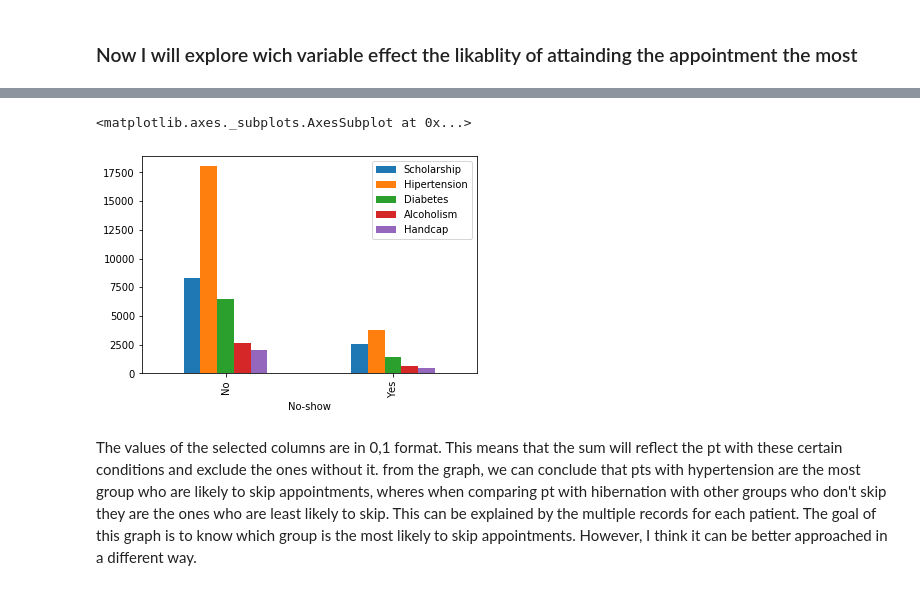
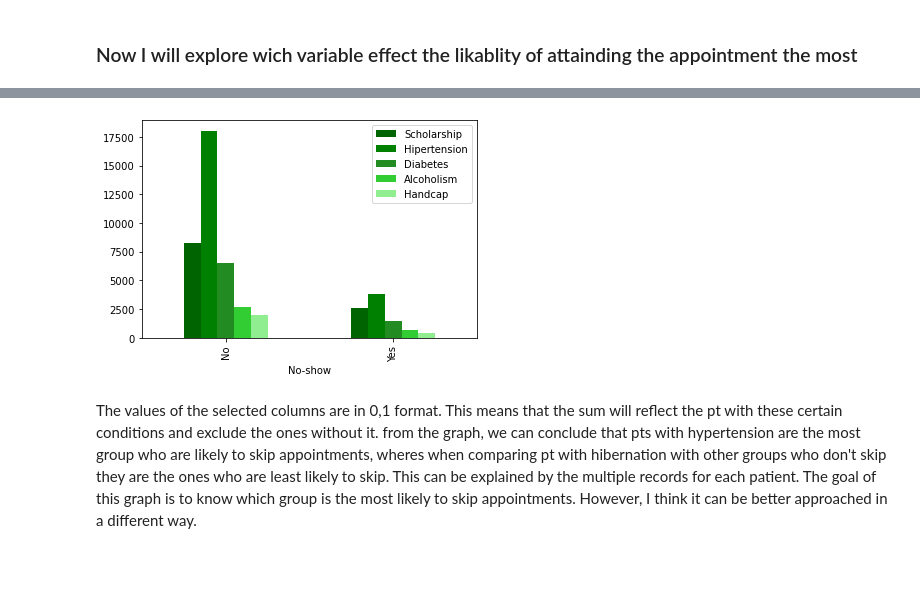
Before and after one commit to hayafahad2012/Invistgate_clinic, a Jupyter notebook: investigate-a-dataset-template.ipynb, the cells around one changed output, grey strips where cells are left out. Cells and saved outputs as stored; diff of their text form; code cells hidden in the pictures; blank space fills up the shorter version.

```diff
--- a/investigate-a-dataset-template.ipynb
+++ b/investigate-a-dataset-template.ipynb
@@ -240,14 +232,19 @@ A large number of skipped appointments are by patients living in JARDIM CAMBURI
 # %%
-df[['Scholarship','No-show','Hipertension','Diabetes','Alcoholism','Handcap']].groupby(by='No-show').sum().plot.bar()
+df[['Scholarship','No-show','Hipertension','Diabetes','Alcoholism','Handcap']].groupby(by='No-show').sum().plot.bar(color=['#006400','#008000','#228B22','#32CD32','#90EE90']);
+#plt.barplot(x=data=D)
+
+
+
+#plt.palette="Greens_d"
+
+
 
 #df_yes.groupby('Age',as_index=False).sum()
-
 #p_id=df[('PatientId'),('No-show')].value_counts()
 #print(p_id)
 #p_id.groupby(by='No-show').sum()
 # %% [output]
-<matplotlib.axes._subplots.AxesSubplot at 0x...>
-[figure, old version]
+[figure, new version]
 # %% [markdown]
 The values of the selected columns are in 0,1 format. This means that the sum will reflect the pt with these certain conditions and exclude the ones without it. from the graph, we can conclude that pts with hypertension are the most group who are likely to skip appointments, wheres when comparing pt with hibernation with other groups who don't skip they are the ones who are least likely to skip. This can be explained by the multiple records for each patient.
 The goal of this graph is to know which group is the most likely to skip appointments. However, I think it can be better approached in a different way.
```
Also changed, not shown: parts of 4 cells of this notebook.
